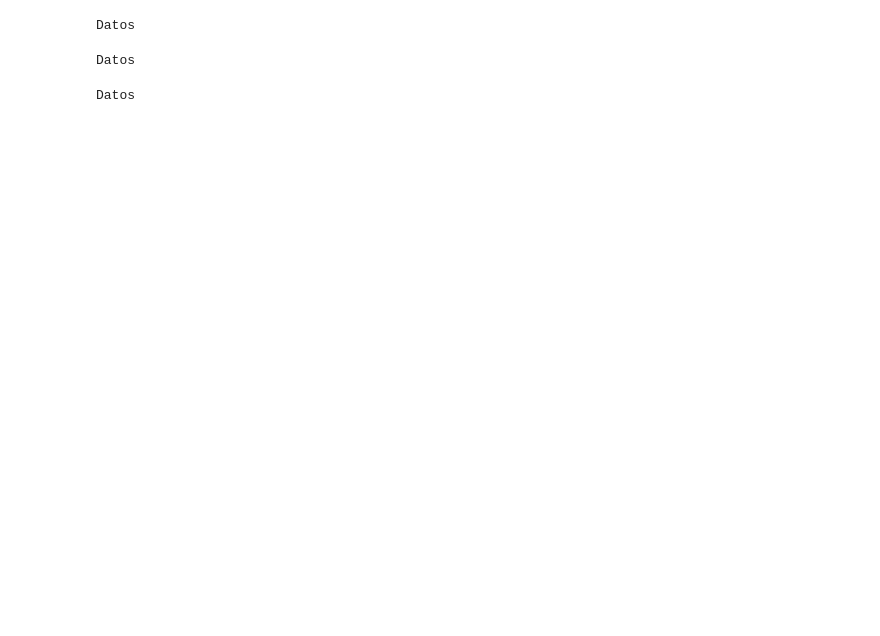
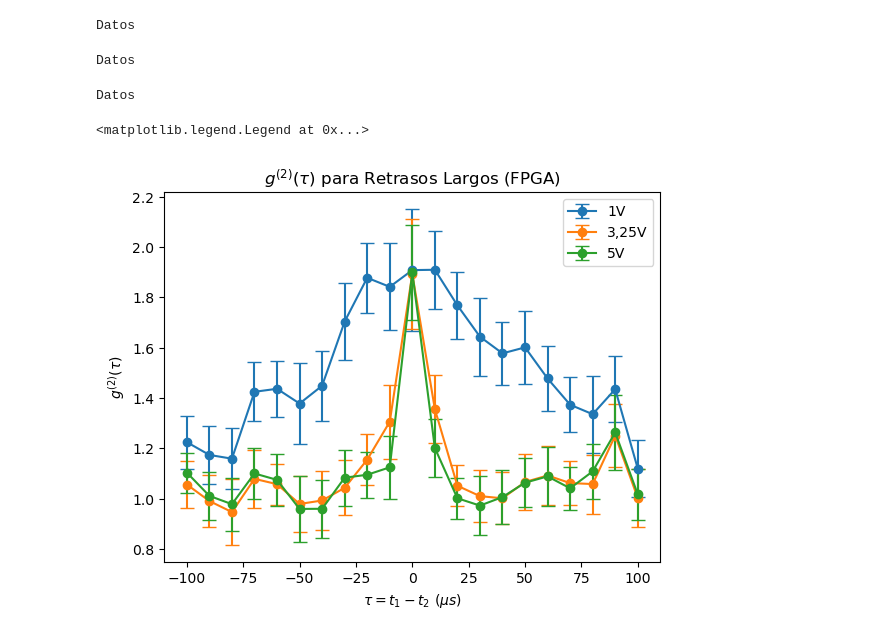
Before and after one commit to ThomasAnkhe/Quantum_Optics_Lab, a Jupyter notebook: 4.Correlation_function/Medicion_g(2).ipynb, the cells around one changed output. Cells and saved outputs as stored; diff of their text form; code cells hidden in the pictures; blank space fills up the shorter version.

```diff
--- a/4.Correlation_function/Medicion_g(2).ipynb
+++ b/4.Correlation_function/Medicion_g(2).ipynb
@@ -201,9 +187,35 @@ Datos2
 # %%
-Datos3 = TDMS_File("termica_FPGA_100ms_largos_1V.tdms")
+Datos3 = TDMS_File("termica_FPGA_100ms_largos_1V.tdms")[0]
 # %% [output]
 Datos
+# %%
+coin3 = Datos3.drop(['Canal A', 'Canal B'], axis=1).to_numpy()
+channelA3 = Datos3["Canal A"].to_numpy()
+channelB3 = Datos3["Canal B"].to_numpy()
+
+g2_term3 = []
+
+for i in range(len(coin3)):
+    g2_term3.append(coin3[i]/(taus_largos*channelA3[i]*channelB3[i]))
+
+g2_term3 = np.array(g2_term3)
+g2_term3_mean = g2_term3.mean(axis=0)
+g2_term3_std = g2_term3.std(axis=0)
 # %%
-Datos4 = TDMS_File("termica_FPGA_100ms_largos_5V.tdms")
+Datos4 = TDMS_File("termica_FPGA_100ms_largos_5V.tdms")[0]
 # %% [output]
 Datos
+# %%
+coin4 = Datos4.drop(['Canal A', 'Canal B'], axis=1).to_numpy()
+channelA4 = Datos4["Canal A"].to_numpy()
+channelB4 = Datos4["Canal B"].to_numpy()
+
+g2_term4 = []
+
+for i in range(len(coin4)):
+    g2_term4.append(coin4[i]/(taus_largos*channelA4[i]*channelB4[i]))
+
+g2_term4 = np.array(g2_term4)
+g2_term4_mean = g2_term4.mean(axis=0)
+g2_term4_std = g2_term4.std(axis=0)
 # %%
@@ -212,0 +238,13 @@ Datos
+# %%
+plt.title(r"$g^{(2)}(\tau)$ para Retrasos Largos (FPGA)")
+#plt.errorbar(taus_term, g2_term2_mean, label="0,75V",marker='o',yerr=g2_term2_std,capsize=5)
+plt.errorbar(taus_term, g2_term3_mean, label="1V",marker='o',yerr=g2_term3_std,capsize=5)
+plt.errorbar(taus_term, g2_term1_mean, label="3,25V",marker='o',yerr=g2_term1_std,capsize=5)
+plt.errorbar(taus_term, g2_term4_mean, label="5V",marker='o',yerr=g2_term4_std,capsize=5)
+#plt.errorbar(taus_term, g2_term5_mean, label="10V",marker='o',yerr=g2_term5_std,capsize=5)
+plt.xlabel(r"$\tau = t_1 - t_2\ (\mu s)$")
+plt.ylabel(r"$g^{(2)}(\tau)$")
+plt.legend()
+# %% [output]
+<matplotlib.legend.Legend at 0x...>
+[figure, added]
```
Also changed, not shown: parts of 17 cells of this notebook.
